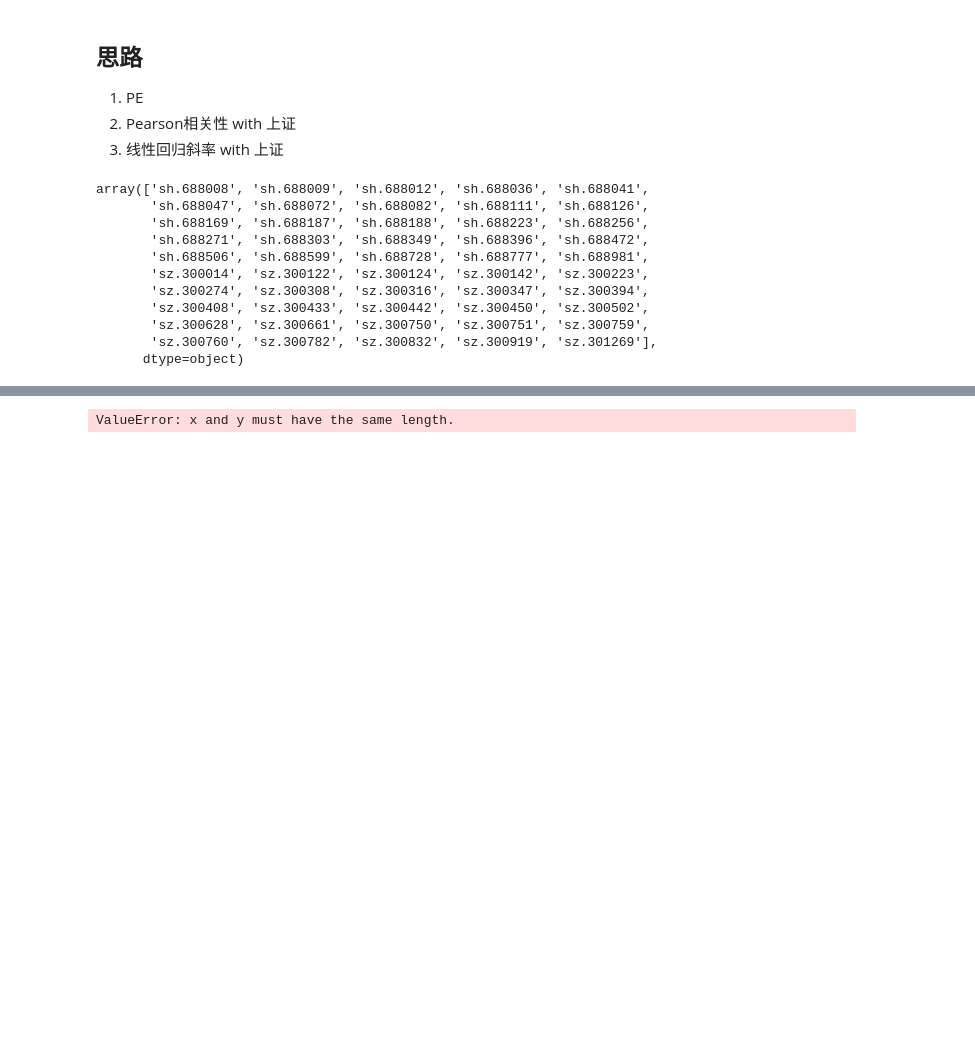
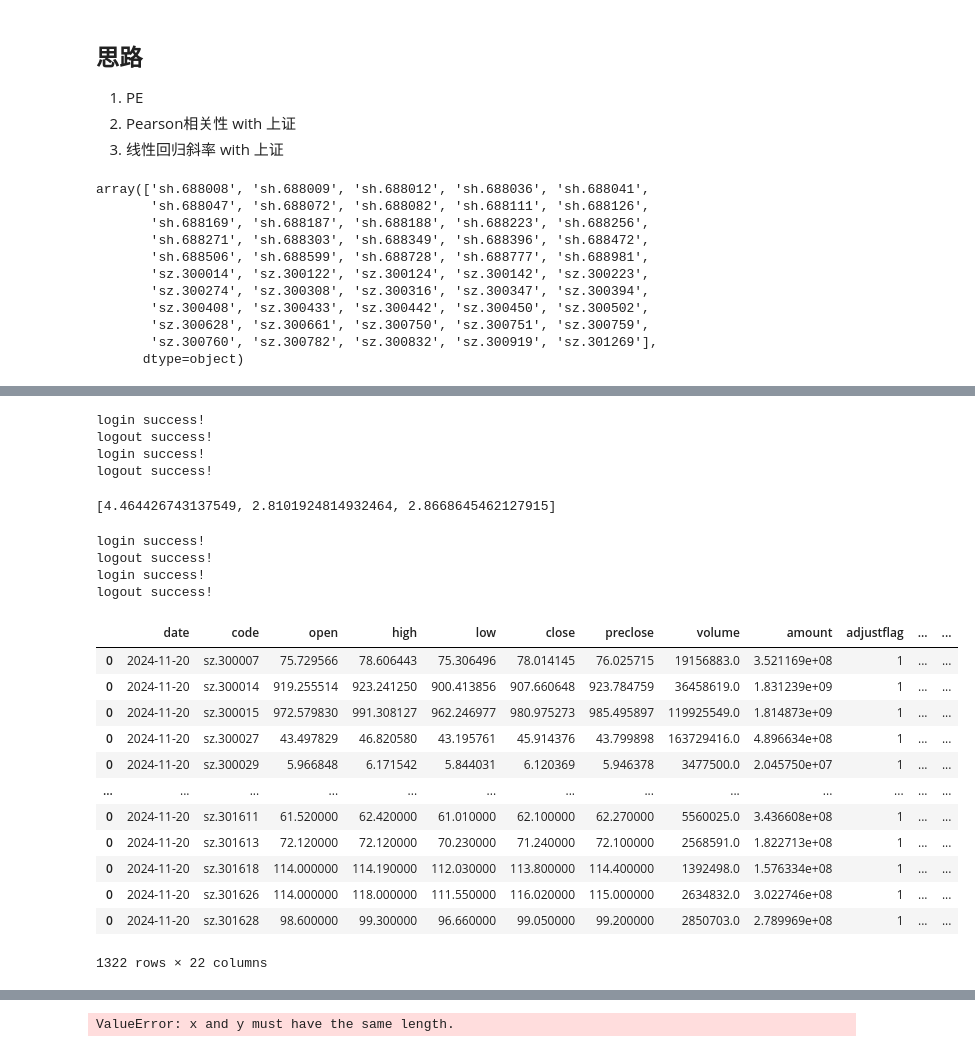
Before and after one commit to lostlau/quant_research, a Jupyter notebook: get_pe.ipynb, the cells around one changed output, grey strips where cells are left out. Cells and saved outputs as stored; diff of their text form; code cells hidden in the pictures; blank space fills up the shorter version.

```diff
--- a/get_pe.ipynb
+++ b/get_pe.ipynb
@@ -136,0 +160,78 @@ array([[1.        , 0.90441788, 0.88081227],
+# %%
+def get_kld(stock_list, stt_date, end_date, market='sh.000001', bins=50, min_samples=122):
+    """
+    计算股票收益率分布与市场收益率分布之间的KL散度
+    """
+
+    kl_list = []
+    # 获取市场指数数据
+    df_market = get_history_k([market], stt_date, end_date)
+    df_market['pct_chg'] = df_market['pct_chg'].fillna(method="ffill").fillna(method='bfill')
+    market_returns = df_market['pct_chg'].values
+
+
+    df_stock = get_history_k(stock_list, stt_date, end_date)
+    df_stock['pct_chg'] = df_stock['pct_chg'].fillna(method="ffill").fillna(method='bfill')
+    for s in stock_list:
+        # 获取股票收益率
+        stock_returns = df_stock[df_stock['code']==s]['pct_chg'].values
+        if len(stock_returns)<min_samples:
+            kl_div = 9999
+        else:
+            range_max = np.max([np.max(stock_returns),np.max(market_returns)])
+            range_min = np.min([np.min(stock_returns), np.min(market_returns)])
+
+            # 计算市场收益率的概率分布
+            market_hist, bin_edges = np.histogram(market_returns, bins=bins,
+                range=(range_min, range_max), density=True)
+            market_hist = market_hist + 1e-10  # 避免出现0
+            # 使用相同的bin边界计算股票收益率的概率分布
+            stock_hist, _ = np.histogram(stock_returns, bins=bin_edges,
+                range=(range_min, range_max) , density=True)
+            stock_hist = stock_hist + 1e-10  # 避免出现0
+
+            # 计算KL散度
+            kl_div = entropy(stock_hist, market_hist)
+        kl_list.append(kl_div)
+
+    return kl_list
+
+get_kld(['sh.688008', 'sh.688009', 'sh.688012'],'2024-01-01','2024-10-31')
+# %% [output]
+login success!
+logout success!
+login success!
+logout success!
+[4.464426743137549, 2.8101924814932464, 2.8668645462127915]
+# %%
+watch_date = '2024-11-20'
+stt_date = '2024-01-01'
+end_date = watch_date
+
+# 创业板
+stock_list = get_index_components()
+# stock_list = ['sz.000001','sz.000002']
+df_res = get_history_k(stock_list, watch_date, watch_date)
+df_res['corr'] = get_corr(stock_list, stt_date, end_date)
+df_res[['beta','alpha']] = np.transpose(get_slope(stock_list, stt_date, end_date))
+df_res['kld'] = get_kld(stock_list, stt_date, end_date)
+
+df_res
+# %% [output]
+login success!
+logout success!
+login success!
+logout success!
+|  | date | code | open | high | low | close | preclose | volume | amount | adjustflag | ... | ... |
+| 0 | 2024-11-20 | sz.300007 | 75.729566 | 78.606443 | 75.306496 | 78.014145 | 76.025715 | 19156883.0 | 3.521169e+08 | 1 | ... | ... |
+| 0 | 2024-11-20 | sz.300014 | 919.255514 | 923.241250 | 900.413856 | 907.660648 | 923.784759 | 36458619.0 | 1.831239e+09 | 1 | ... | ... |
+| 0 | 2024-11-20 | sz.300015 | 972.579830 | 991.308127 | 962.246977 | 980.975273 | 985.495897 | 119925549.0 | 1.814873e+09 | 1 | ... | ... |
+| 0 | 2024-11-20 | sz.300027 | 43.497829 | 46.820580 | 43.195761 | 45.914376 | 43.799898 | 163729416.0 | 4.896634e+08 | 1 | ... | ... |
+| 0 | 2024-11-20 | sz.300029 | 5.966848 | 6.171542 | 5.844031 | 6.120369 | 5.946378 | 3477500.0 | 2.045750e+07 | 1 | ... | ... |
+| ... | ... | ... | ... | ... | ... | ... | ... | ... | ... | ... | ... | ... |
+| 0 | 2024-11-20 | sz.301611 | 61.520000 | 62.420000 | 61.010000 | 62.100000 | 62.270000 | 5560025.0 | 3.436608e+08 | 1 | ... | ... |
+| 0 | 2024-11-20 | sz.301613 | 72.120000 | 72.120000 | 70.230000 | 71.240000 | 72.100000 | 2568591.0 | 1.822713e+08 | 1 | ... | ... |
+| 0 | 2024-11-20 | sz.301618 | 114.000000 | 114.190000 | 112.030000 | 113.800000 | 114.400000 | 1392498.0 | 1.576334e+08 | 1 | ... | ... |
+| 0 | 2024-11-20 | sz.301626 | 114.000000 | 118.000000 | 111.550000 | 116.020000 | 115.000000 | 2634832.0 | 3.022746e+08 | 1 | ... | ... |
+| 0 | 2024-11-20 | sz.301628 | 98.600000 | 99.300000 | 96.660000 | 99.050000 | 99.200000 | 2850703.0 | 2.789969e+08 | 1 | ... | ... |
+1322 rows × 22 columns
```
Also changed, not shown: parts of 7 cells of this notebook.
